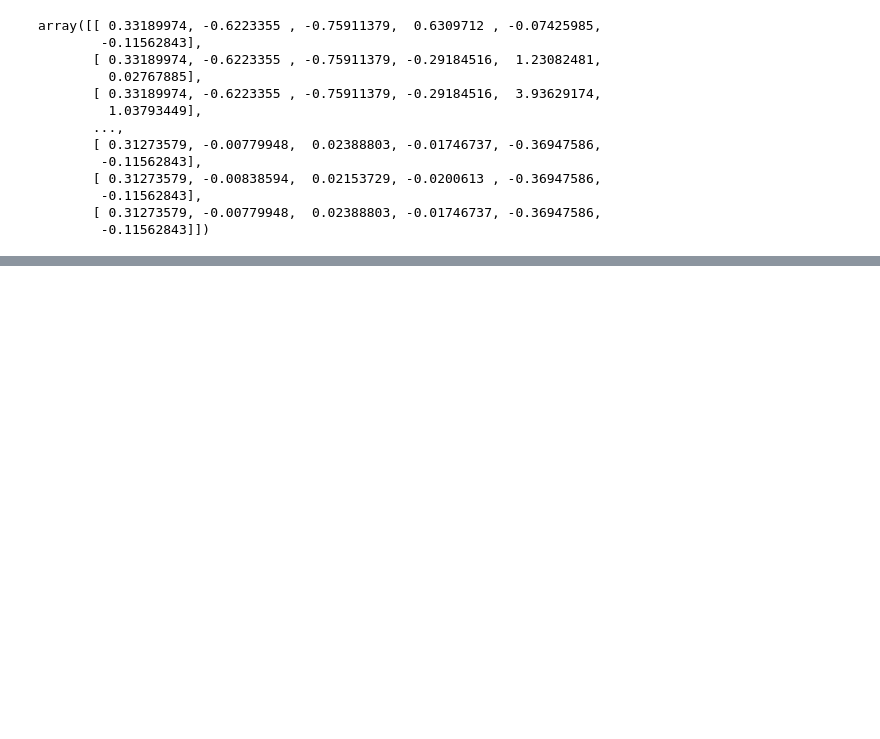
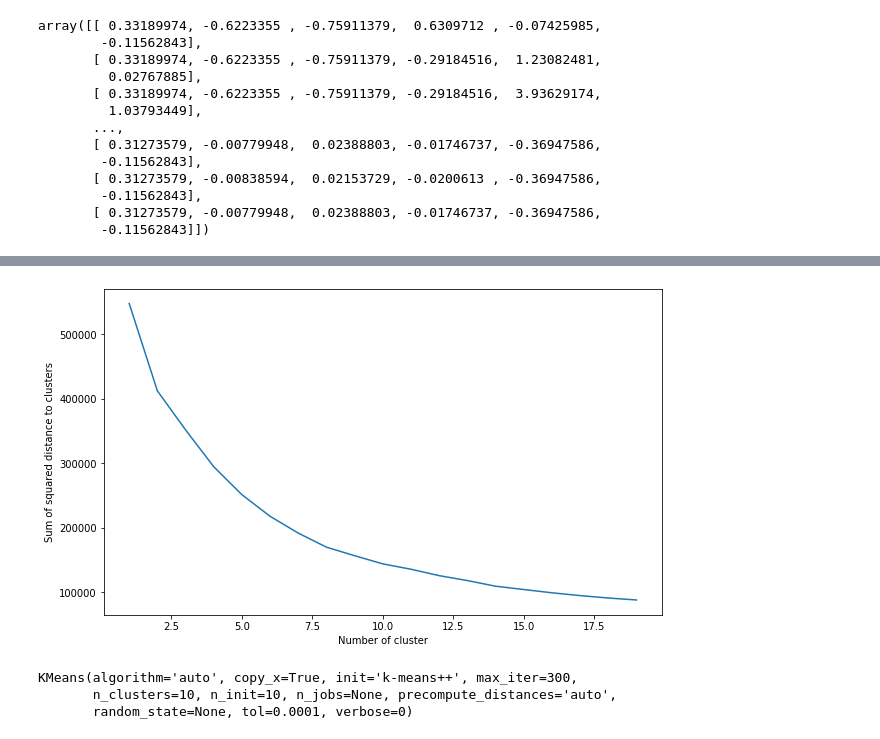
Before and after one commit to jmlasalle/water-risk-classification, a Jupyter notebook: Modeling.ipynb, the cells around one changed output, grey strips where cells are left out. Drawn from its saved outputs; the diff is of its cells as text; code cells hidden in the pictures; blank space fills up the shorter version.

```diff
--- a/Modeling.ipynb
+++ b/Modeling.ipynb
@@ -192,0 +209,4 @@ dtype: int64
+# %%
+depletion_cols = ['bws_raw', 'bwd_raw', 'iav_raw', 'sev_raw', 'gtd_raw', 'mean_infant_mort', 'mean_light', 'pop_density']
+depletion_risk = imputed_DF[depletion_cols].copy()
+depletion_risk.head()
@@ -192,0 +220,3 @@ dtype: int64
+# %%
+depletion_scaled = scaler.fit_transform(depletion_risk)
+depletion_scaled
@@ -192,0 +237,19 @@ dtype: int64
+# %%
+sse = {}
+for k in range(1, 20):
+    kmeans = KMeans(n_clusters=k, max_iter=1000).fit(depletion_scaled)
+    sse[k] = kmeans.inertia_
+plt.figure()
+plt.plot(list(sse.keys()), list(sse.values()))
+plt.xlabel("Number of cluster")
+plt.ylabel("Sum of squared distance to clusters")
+plt.show()
+# %% [output]
+[figure, added]
+# %%
+kmeans = KMeans(n_clusters = 10)
+kmeans.fit(depletion_scaled)
+# %% [output]
+KMeans(algorithm='auto', copy_x=True, init='k-means++', max_iter=300,
+       n_clusters=10, n_init=10, n_jobs=None, precompute_distances='auto',
+       random_state=None, tol=0.0001, verbose=0)
```
Also changed, not shown: parts of 25 cells of this notebook, 3 other files.
